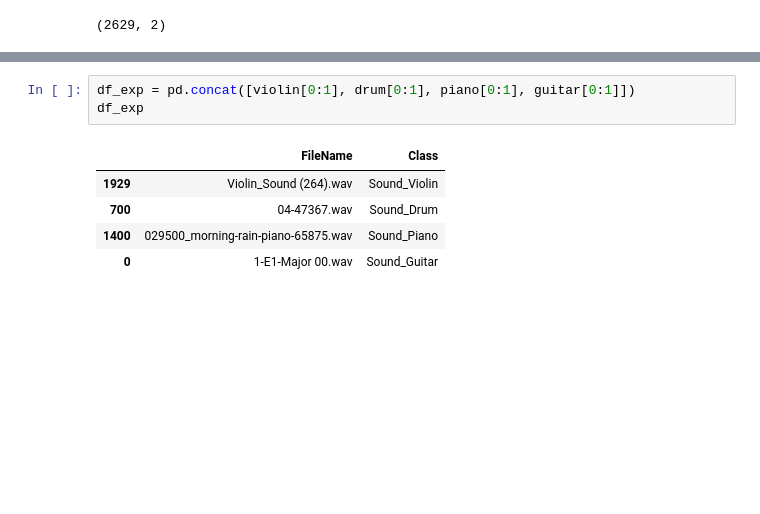
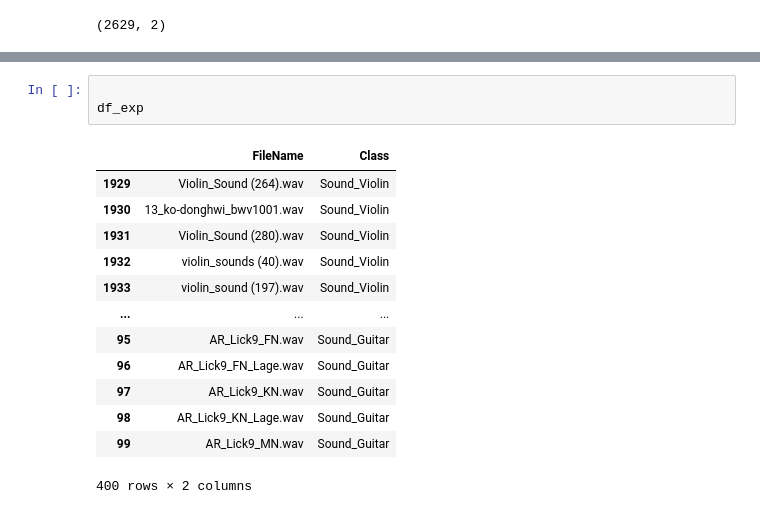
Before and after one commit to clementgilli/Musical-Instruments-Classifier, a Jupyter notebook: worksheet_clem.ipynb, the cells around one changed output, grey strips where cells are left out. Drawn from its saved outputs; the diff is of its cells as text; blank space fills up the shorter version.

```diff
--- a/worksheet_clem.ipynb
+++ b/worksheet_clem.ipynb
@@ -117,11 +116,19 @@ ipd.Audio("./dataset/Train_submission/Train_submission/"+df_train["FileName"][70
 # %% [output]
 [interactive output not drawn]
 # %%
-df_exp = pd.concat([violin[0:1], drum[0:1], piano[0:1], guitar[0:1]])
+
 df_exp
 # %% [output]
 |  | FileName | Class |
 | 1929 | Violin_Sound (264).wav | Sound_Violin |
-| 700 | 04-47367.wav | Sound_Drum |
-| 1400 | 029500_morning-rain-piano-65875.wav | Sound_Piano |
-| 0 | 1-E1-Major 00.wav | Sound_Guitar |
+| 1930 | 13_ko-donghwi_bwv1001.wav | Sound_Violin |
+| 1931 | Violin_Sound (280).wav | Sound_Violin |
+| 1932 | violin_sounds (40).wav | Sound_Violin |
+| 1933 | violin_sound (197).wav | Sound_Violin |
+| ... | ... | ... |
+| 95 | AR_Lick9_FN.wav | Sound_Guitar |
+| 96 | AR_Lick9_FN_Lage.wav | Sound_Guitar |
+| 97 | AR_Lick9_KN.wav | Sound_Guitar |
+| 98 | AR_Lick9_KN_Lage.wav | Sound_Guitar |
+| 99 | AR_Lick9_MN.wav | Sound_Guitar |
+400 rows × 2 columns
```
Also changed, not shown: parts of 8 cells of this notebook, 1 other file.
